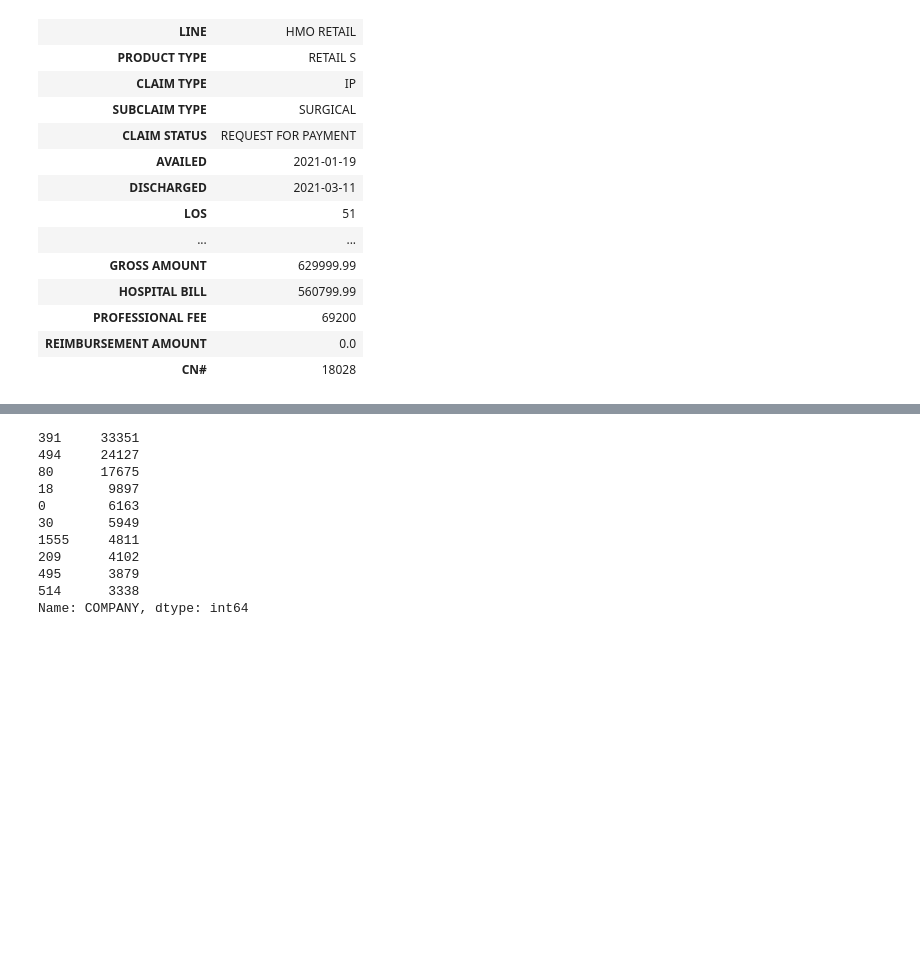
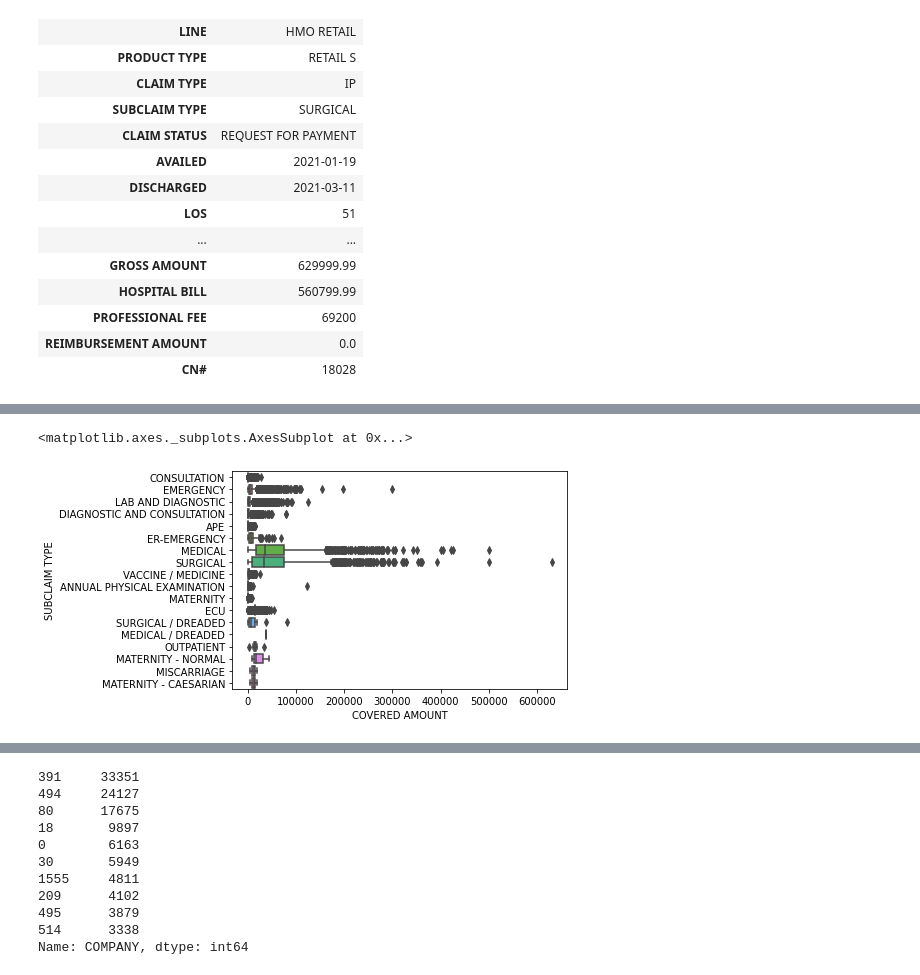
Before and after one commit to dgalian/FTW_B7, a Jupyter notebook: Capstone/Capstone_EDA.ipynb, the cells around one changed output, grey strips where cells are left out. Drawn from its saved outputs; the diff is of its cells as text; code cells hidden in the pictures; blank space fills up the shorter version.

```diff
--- a/Capstone/Capstone_EDA.ipynb
+++ b/Capstone/Capstone_EDA.ipynb
@@ -149,0 +168,6 @@ Exploring top 10 Companies with most claims
+# %%
+# Plotting by Sublaim Type
+sns.boxplot(x='COVERED AMOUNT', y='SUBCLAIM TYPE', data = claims)
+# %% [output]
+<matplotlib.axes._subplots.AxesSubplot at 0x...>
+[figure, added]
```
Also changed, not shown: parts of 31 cells of this notebook.
